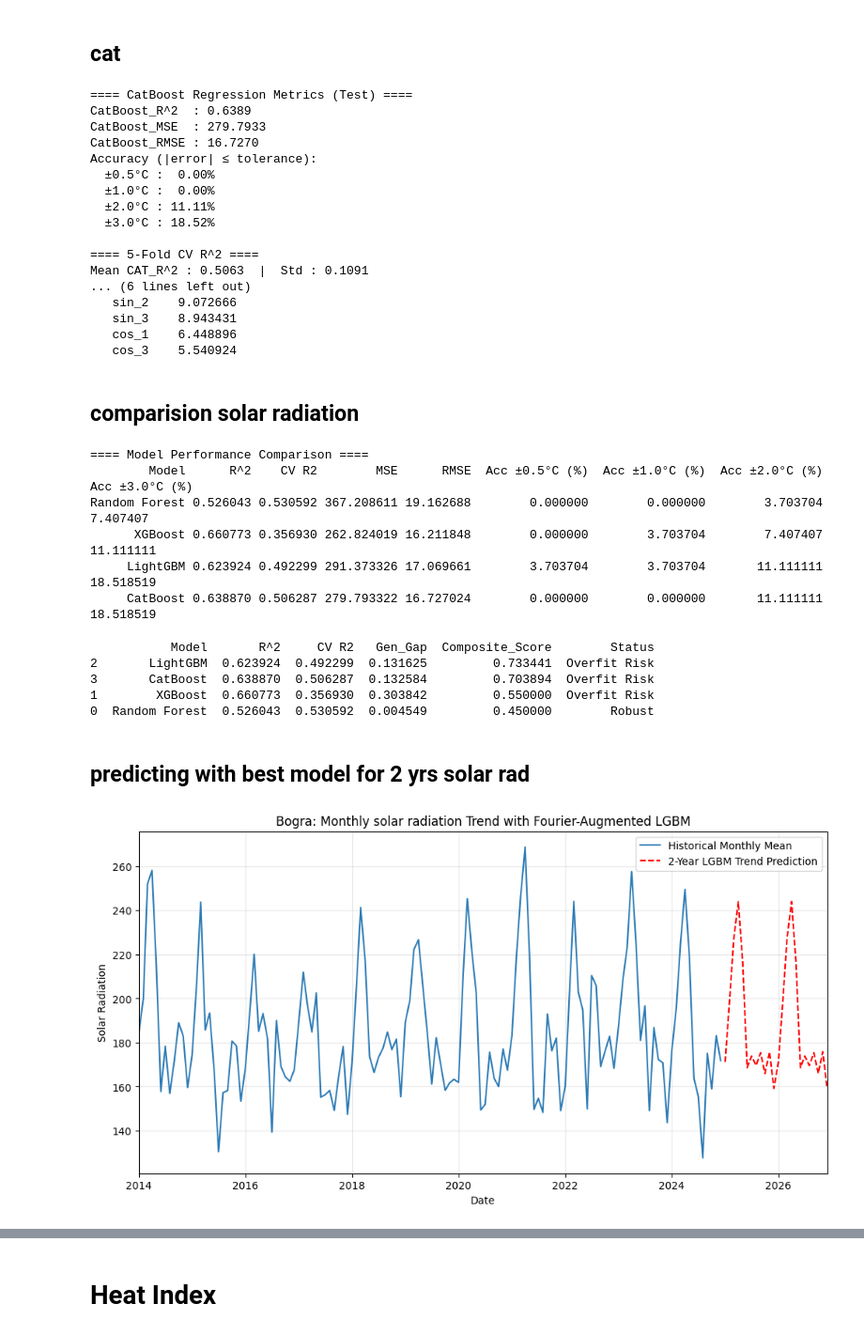
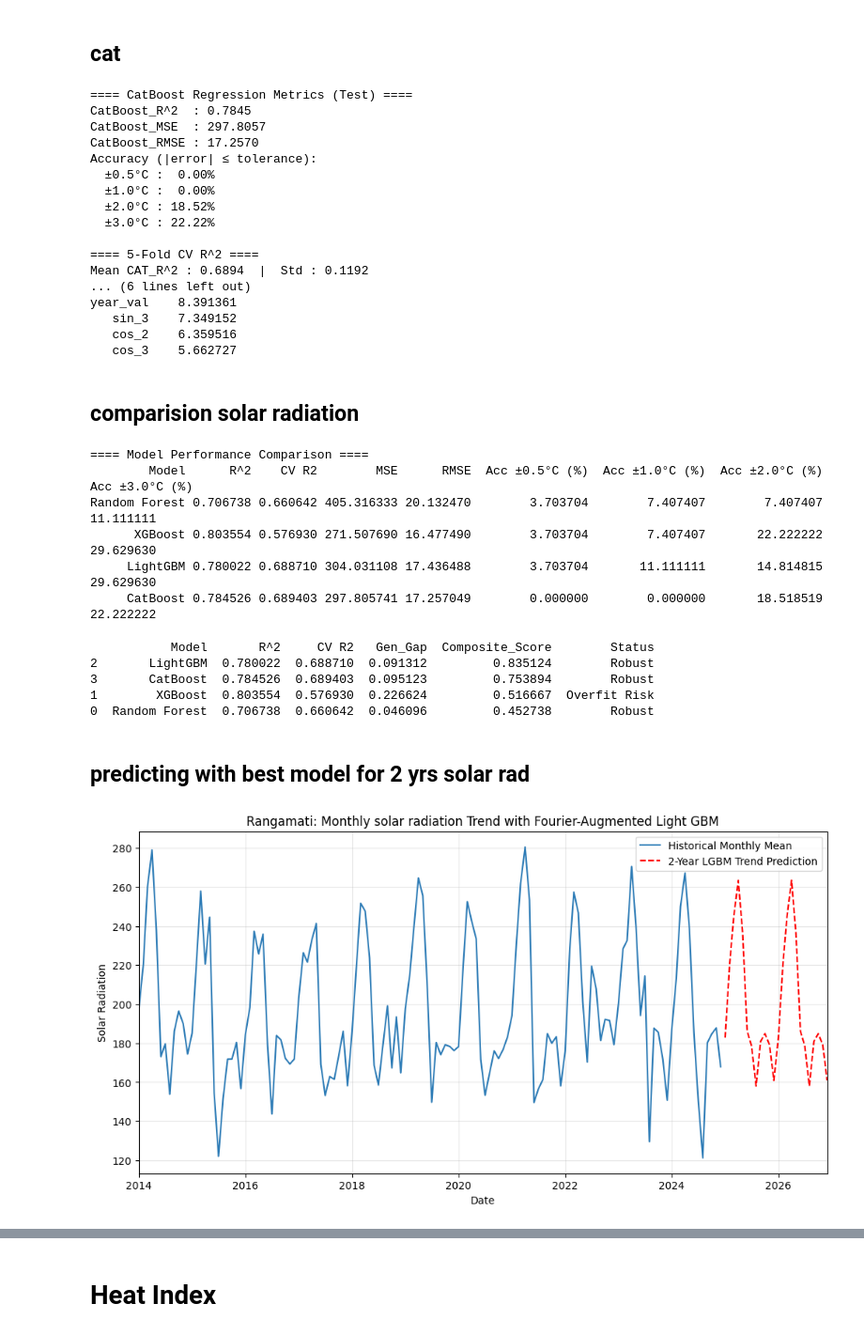
Before and after one commit to not-your-pancake/TCC_Journal, a Jupyter notebook: 0 Real Done Shit/6. Hill Tract Zone (Elevated Terrain)/1-4 HI_WB_HS_WGB/rangamati.ipynb, the cells around one changed output, grey strips where cells are left out. Shown at 94% size. Drawn from its saved outputs; the diff is of its cells as text; code cells hidden in the pictures.

```diff
--- a/0 Real Done Shit/6. Hill Tract Zone (Elevated Terrain)/1-4 HI_WB_HS_WGB/rangamati.ipynb
+++ b/0 Real Done Shit/6. Hill Tract Zone (Elevated Terrain)/1-4 HI_WB_HS_WGB/rangamati.ipynb
@@ -3,8 +3,7 @@
 # %%
 import pandas as pd
 # %%
-district = 'Habiganj'
-df_district = pd.read_csv(f'../../../1980-2024-dataset/{district}_historical_weather_1980_2024.csv')
+df_district = pd.read_csv('../1980-2024-dataset/Rangamati_historical_weather_1980_2024.csv')
 
 df_district = df_district.drop('district', axis =1 )
 
@@ -765,7 +706,7 @@ df_predictions_humidity
 # %%
 import pandas as pd
 # %%
-df_district = pd.read_csv(f'../../../1980-2024-dataset/{district}_historical_weather_1980_2024.csv')
+df_district = pd.read_csv('../1980-2024-dataset/Bagerhat_historical_weather_1980_2024.csv')
 
 df_district = df_district.drop('district', axis =1 )
 
@@ -1459,7 +1393,7 @@ df_predictions_temp
 # %%
 import pandas as pd
 # %%
-df_district = pd.read_csv(f'../../../1980-2024-dataset/{district}_historical_weather_1980_2024.csv')
+df_district = pd.read_csv('../1980-2024-dataset/Rangamati_historical_weather_1980_2024.csv')
 
 df_district = df_district.drop('district', axis =1 )
 
@@ -1902,22 +1836,22 @@ print("\n==== Top Feature Importances ====")
 print(fi.to_string(index=False))
 # %% [output]
 ==== CatBoost Regression Metrics (Test) ====
-CatBoost_R^2  : 0.6389
-CatBoost_MSE  : 279.7933
-CatBoost_RMSE : 16.7270
+CatBoost_R^2  : 0.7845
+CatBoost_MSE  : 297.8057
+CatBoost_RMSE : 17.2570
 Accuracy (|error| ≤ tolerance):
   ±0.5°C :  0.00%
   ±1.0°C :  0.00%
-  ±2.0°C : 11.11%
-  ±3.0°C : 18.52%
+  ±2.0°C : 18.52%
+  ±3.0°C : 22.22%
 
 ==== 5-Fold CV R^2 ====
-Mean CAT_R^2 : 0.5063  |  Std : 0.1091
+Mean CAT_R^2 : 0.6894  |  Std : 0.1192
 ... (6 lines left out)
-   sin_2    9.072666
-   sin_3    8.943431
-   cos_1    6.448896
-   cos_3    5.540924
+year_val    8.391361
+   sin_3    7.349152
+   cos_2    6.359516
+   cos_3    5.662727
 # %% [markdown]
 ## comparision solar radiation
 # %%
@@ -1939,10 +1873,10 @@ print(model_performance.to_string(index=False))
 # %% [output]
 ==== Model Performance Comparison ====
         Model      R^2    CV R2        MSE      RMSE  Acc ±0.5°C (%)  Acc ±1.0°C (%)  Acc ±2.0°C (%)  Acc ±3.0°C (%)
-Random Forest 0.526043 0.530592 367.208611 19.162688        0.000000        0.000000        3.703704        7.407407
-      XGBoost 0.660773 0.356930 262.824019 16.211848        0.000000        3.703704        7.407407       11.111111
-     LightGBM 0.623924 0.492299 291.373326 17.069661        3.703704        3.703704       11.111111       18.518519
-     CatBoost 0.638870 0.506287 279.793322 16.727024        0.000000        0.000000       11.111111       18.518519
+Random Forest 0.706738 0.660642 405.316333 20.132470        3.703704        7.407407        7.407407       11.111111
+      XGBoost 0.803554 0.576930 271.507690 16.477490        3.703704        7.407407       22.222222       29.629630
+     LightGBM 0.780022 0.688710 304.031108 17.436488        3.703704       11.111111       14.814815       29.629630
+     CatBoost 0.784526 0.689403 297.805741 17.257049        0.000000        0.000000       18.518519       22.222222
 # %%
 # Simple Additive Weighting
 
@@ -1990,17 +1924,17 @@ journal_results = select_best_model_journal(model_performance)
 print(journal_results[['Model', 'R^2', 'CV R2', 'Gen_Gap', 'Composite_Score', 'Status']])
 # %% [output]
            Model       R^2     CV R2   Gen_Gap  Composite_Score        Status
-2       LightGBM  0.623924  0.492299  0.131625         0.733441  Overfit Risk
-3       CatBoost  0.638870  0.506287  0.132584         0.703894  Overfit Risk
-1        XGBoost  0.660773  0.356930  0.303842         0.550000  Overfit Risk
-0  Random Forest  0.526043  0.530592  0.004549         0.450000        Robust
+2       LightGBM  0.780022  0.688710  0.091312         0.835124        Robust
+3       CatBoost  0.784526  0.689403  0.095123         0.753894        Robust
+1        XGBoost  0.803554  0.576930  0.226624         0.516667  Overfit Risk
+0  Random Forest  0.706738  0.660642  0.046096         0.452738        Robust
 # %% [markdown]
 ## predicting with best model for 2 yrs solar rad
 # %%
 import pandas as pd
 import numpy as np
 import matplotlib.pyplot as plt
-from catboost import CatBoostRegressor
+from sklearn.ensemble import RandomForestRegressor
 
 # 1. Prepare Monthly Data
 df = df_district.copy() # [cite: 101]
@@ -2043,35 +1977,35 @@ lgb_model = lgb.LGBMRegressor(
 
     importance_type='gain',     # More useful for understanding "Shape" than 'split'
     random_state=42,
     n_jobs=-1,
     verbosity=-1                # Suppress warnings about small dataset
 )
 
 lgb_model.fit(X_train, y_train)
 
 # 5. Predict 2 Years Future (24 months)
 last_date = df_features['date'].max()
 future_dates = pd.date_range(start=last_date + pd.DateOffset(months=1), periods=24, freq='MS')
 future_df = pd.DataFrame({'date': future_dates})
 future_df['year_val'] = future_df['date'].dt.year
 future_df = add_fourier_features(future_df)
 
 predictions_solar = lgb_model.predict(future_df[FEATURES])
 
 # 6. Visualization
 plt.figure(figsize=(12, 6))
 plt.plot(df_features['date'], y, label='Historical Monthly Mean', color='#2c7bb6') # [cite: 80]
 plt.plot(future_dates, predictions_solar, label='2-Year LGBM Trend Prediction', linestyle='--', color='red')
-plt.title('Bogra: Monthly solar radiation Trend with Fourier-Augmented LGBM')
+plt.title('Rangamati: Monthly solar radiation Trend with Fourier-Augmented Light GBM')
 plt.xlabel('Date')
 plt.ylabel('Solar Radiation')
 plt.legend()
 plt.grid(True, alpha=0.3)
 # Set the start date to Jan 1st, 2023
 plt.xlim(pd.Timestamp('2014-01-01'), future_dates.max())
 plt.show()
 # %% [output]
-[figure, old version]
+[figure, new version]
 # %%
 import matplotlib.pyplot as plt
 import pandas as pd
```
Also changed, not shown: parts of 59 cells of this notebook, 12 other files.
